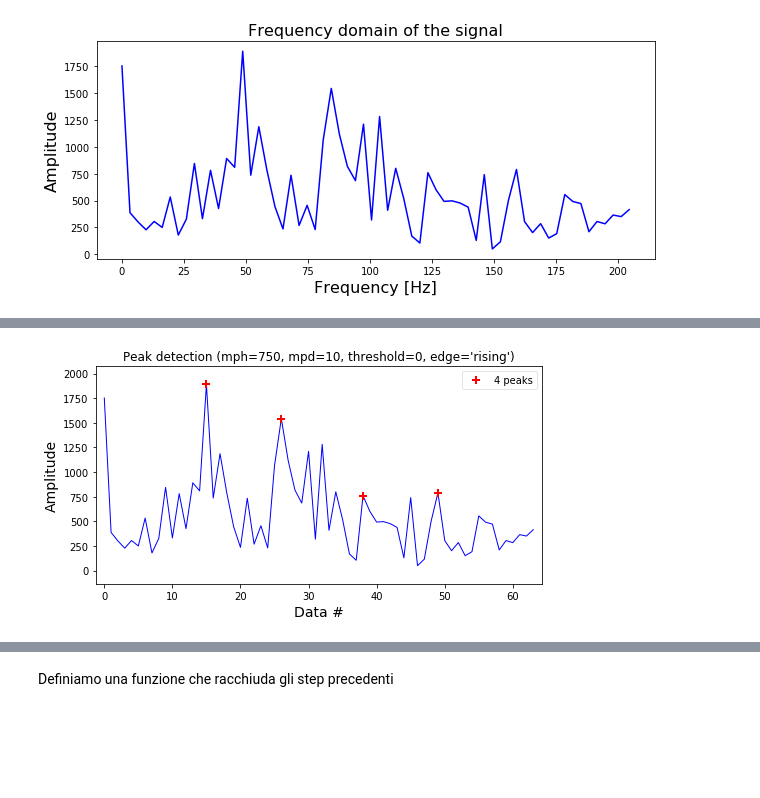
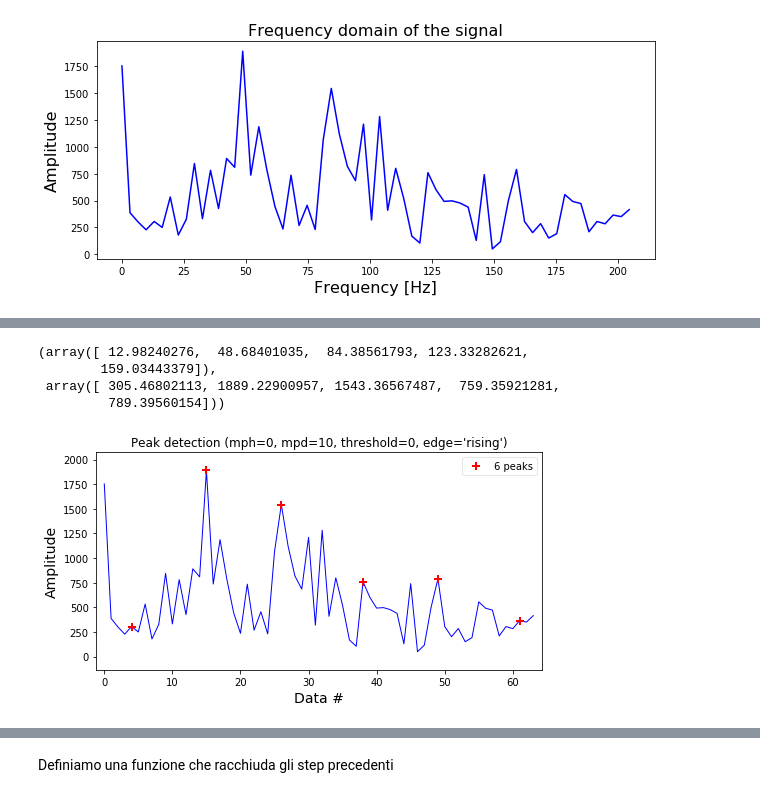
Before and after one commit to martinolorusso/coffee_machine, a Jupyter notebook: data_preparation.ipynb, the cells around one changed output, grey strips where cells are left out. Drawn from its saved outputs; the diff is of its cells as text; code cells hidden in the pictures; blank space fills up the shorter version.

Commit message:
edited peak detection functs, added some code for windowed data extraction

```diff
--- a/data_preparation.ipynb
+++ b/data_preparation.ipynb
@@ -213,3 +221,30 @@ df.head(), df.tail()
  25572 2018-09-20 15:25:12.000  1148  16456   604  2485
  25573 2018-09-20 15:25:12.002   164  16456   604  2407
  25574 2018-09-20 15:25:12.004   164  16456   604  2189)
+# %%
+def get_signal_properties(df, start_time_idx=0, end_time_idx=len(df)):
+
+    """
+    calcola alcune proprietà del segnale campionato
+
+    parametri:
+    ----------
+    df : pandas dataframe contenente una colonna di tipo datetime
+    start_time_idx = indice del primo istante della finestra temporale (campione)
+    end_time_idx = indice dell'utlimo istante temporale
+
+    return:
+    -------
+    N : numero di campioni
+    delta_time_sec : durata in secondi dell'intervallo di campionamento
+    T : periodo = delta_time_sec/N
+    fs : frequenza di campionamento = 1/T
+    """
+
+    df = df[start_time_idx:end_time_idx]
+    delta_time_sec = (df['date_time'][end_time_idx - 1] - df['date_time'][start_time_idx]).total_seconds()
+    N = len(df)
+    T = delta_time_sec/N
+    fs = round(1/T, 2)
+
+    return N, delta_time_sec, T, fs
@@ -216,18 +253,12 @@ df.head(), df.tail()
 # %%
-SAMPLES = 128
-df = df[0:SAMPLES]
-
-end_time_idx = len(df) - 1
-delta_time_sec = (df['date_time'][end_time_idx] - df['date_time'][0]).total_seconds()
-N = len(df)
-T = delta_time_sec/N
-f = round(1/T, 2)
 print("Il numero di sample selezionato è: {}".format(N))
 print("L'intervallo temporale è: {} secondi".format(delta_time_sec))
 print("Il periodo è: {} secondi".format(round(T, 4)))
-print("La frequenza di campionamento è: {} Hz".format(f))
+print("La frequenza di campionamento è: {} Hz".format(fs))
 # %% [output]
 Il numero di sample selezionato è: 128
 L'intervallo temporale è: 0.313 secondi
 Il periodo è: 0.0024 secondi
 La frequenza di campionamento è: 408.95 Hz
+# %%
+N, delta_time_sec, T, fs = get_signal_properties(df, start_time_idx=128, end_time_idx=256)
@@ -260,10 +356,20 @@ Attraverso la funzione di Duarte (https://bit.ly/2P5u7Ey), individuiamo i picchi
+# %%
+peaks_x, peaks_y
+# %% [output]
+(array([ 12.98240276,  48.68401035,  84.38561793, 123.33282621,
+        159.03443379]),
+ array([ 305.46802113, 1889.22900957, 1543.36567487,  759.35921281,
+         789.39560154]))
 # %%
+# la funzione di Duarte restituisce solo l'indice dei picchi
+
 # NB: la scala delle ascisse non corrisponde con quella reale,
 # l'indice dei picchi è invece corretto e ci consente di ottenere
 # il valore di ampiezza dei picchi
-ind = dpk(fft_values, mph=750, mpd=10, show=True)
+
+ind = dpk(fft_values, mph=0, mpd=10, show=True)
 # %% [output]
-[figure, old version]
+[figure, new version]
 # %%
 f_values[ind]
 # %% [output]
```
Also changed, not shown: parts of 41 cells of this notebook.
